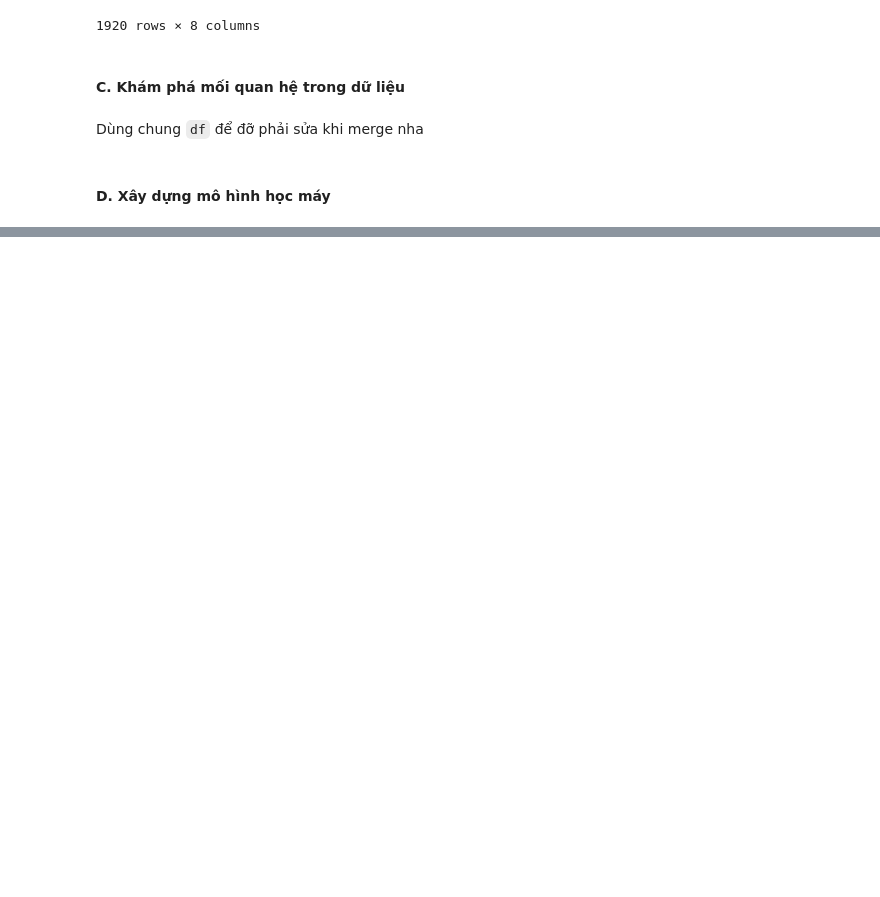
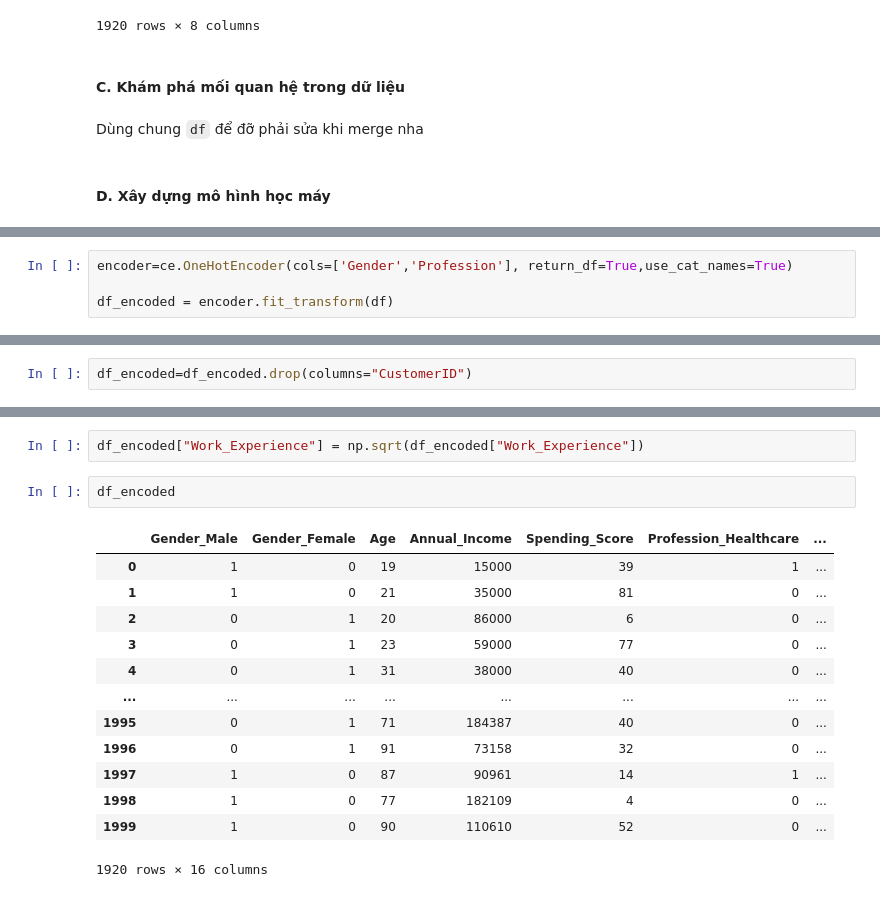
Before and after one commit to tungbtt/Lab01_DV, a Jupyter notebook: lab01.ipynb, the cells around one changed output, grey strips where cells are left out. Drawn from its saved outputs; the diff is of its cells as text; blank space fills up the shorter version.

```diff
--- a/lab01.ipynb
+++ b/lab01.ipynb
@@ -319,0 +328,4 @@ Làm khi còn thời gian
+# %%
+encoder=ce.OneHotEncoder(cols=['Gender','Profession'], return_df=True,use_cat_names=True)
+
+df_encoded = encoder.fit_transform(df)
@@ -319,0 +348,2 @@ Làm khi còn thời gian
+# %%
+df_encoded=df_encoded.drop(columns="CustomerID")
@@ -319,0 +390,18 @@ Làm khi còn thời gian
+# %%
+df_encoded["Work_Experience"] = np.sqrt(df_encoded["Work_Experience"])
+# %%
+df_encoded
+# %% [output]
+|  | Gender_Male | Gender_Female | Age | Annual_Income | Spending_Score | Profession_Healthcare | ... |
+| 0 | 1 | 0 | 19 | 15000 | 39 | 1 | ... |
+| 1 | 1 | 0 | 21 | 35000 | 81 | 0 | ... |
+| 2 | 0 | 1 | 20 | 86000 | 6 | 0 | ... |
+| 3 | 0 | 1 | 23 | 59000 | 77 | 0 | ... |
+| 4 | 0 | 1 | 31 | 38000 | 40 | 0 | ... |
+| ... | ... | ... | ... | ... | ... | ... | ... |
+| 1995 | 0 | 1 | 71 | 184387 | 40 | 0 | ... |
+| 1996 | 0 | 1 | 91 | 73158 | 32 | 0 | ... |
+| 1997 | 1 | 0 | 87 | 90961 | 14 | 1 | ... |
+| 1998 | 1 | 0 | 77 | 182109 | 4 | 0 | ... |
+| 1999 | 1 | 0 | 90 | 110610 | 52 | 0 | ... |
+1920 rows × 16 columns
```
Also changed, not shown: parts of 20 cells of this notebook.
